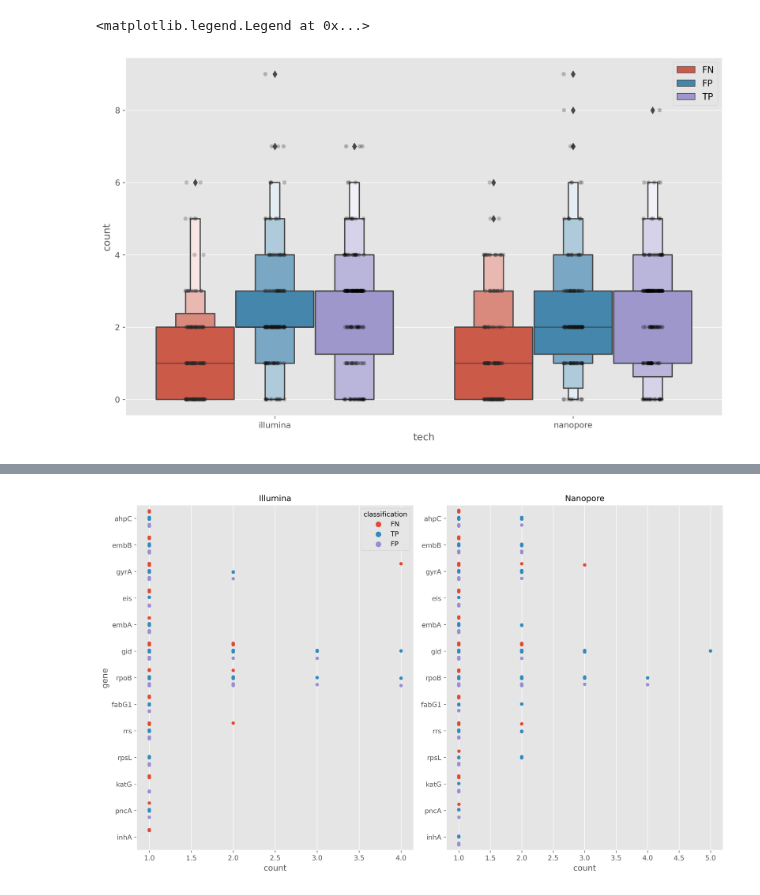
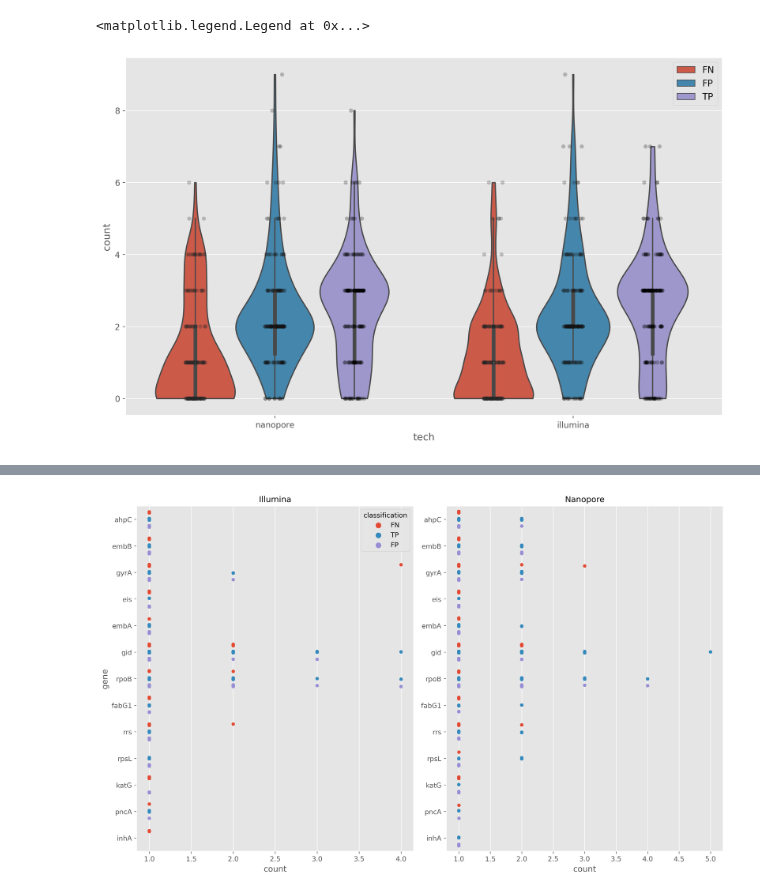
Before and after one commit to mbhall88/head_to_head_pipeline, a Jupyter notebook: analysis/resistance_prediction/workflow/notebooks/novel_variant_analysis.ipynb, the cells around one changed output, grey strips where cells are left out. Drawn from its saved outputs; the diff is of its cells as text; code cells hidden in the pictures.

```diff
--- a/analysis/resistance_prediction/workflow/notebooks/novel_variant_analysis.ipynb
+++ b/analysis/resistance_prediction/workflow/notebooks/novel_variant_analysis.ipynb
@@ -77,16 +77,16 @@ counts
 # %%
 fig, ax = plt.subplots(figsize=FIGSIZE, dpi=DPI)
 x = "tech"
 y = "count"
 hue = "classification"
-sns.boxenplot(data=counts, x=x, y=y, hue=hue, )
+sns.violinplot(data=counts, x=x, y=y, hue=hue, cut=0)
 sns.stripplot(data=counts, x=x, y=y, hue=hue, dodge=True, jitter=True, color="black", alpha=0.25)
 
 leghandles, leglabels = ax.get_legend_handles_labels()
 ax.legend(leghandles[:-3], leglabels[:-3], loc="best", prop={"size": 11})
 # %% [output]
 <matplotlib.legend.Legend at 0x...>
-[figure, old version]
+[figure, new version]
 # %%
 fig, axes = plt.subplots(ncols=2, figsize=FIGSIZE, dpi=DPI)
 for ax, tech in zip(axes.flatten(), ["illumina", "nanopore"]):
```
Also changed, not shown: parts of 18 cells of this notebook, 4 other files.
